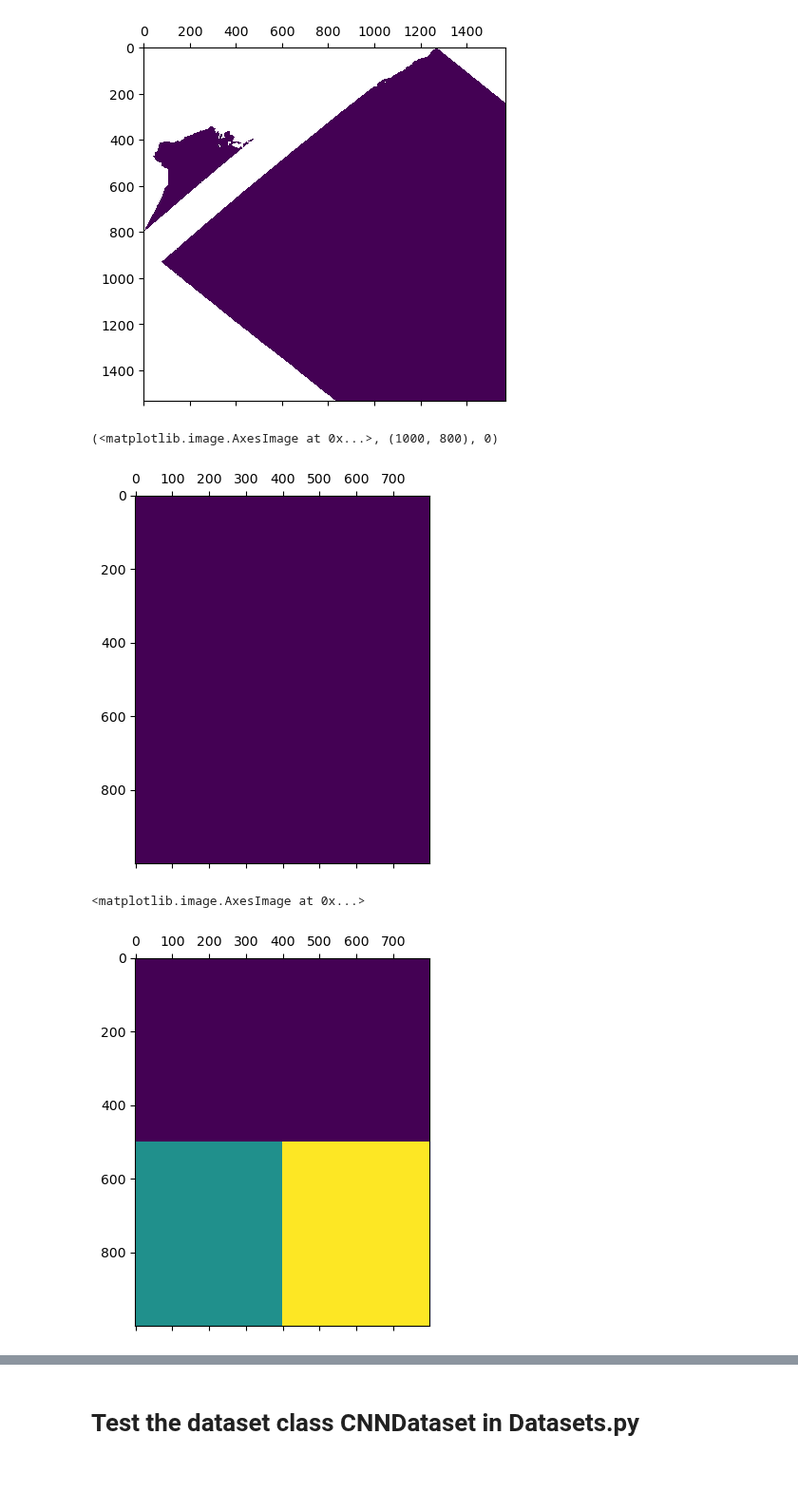
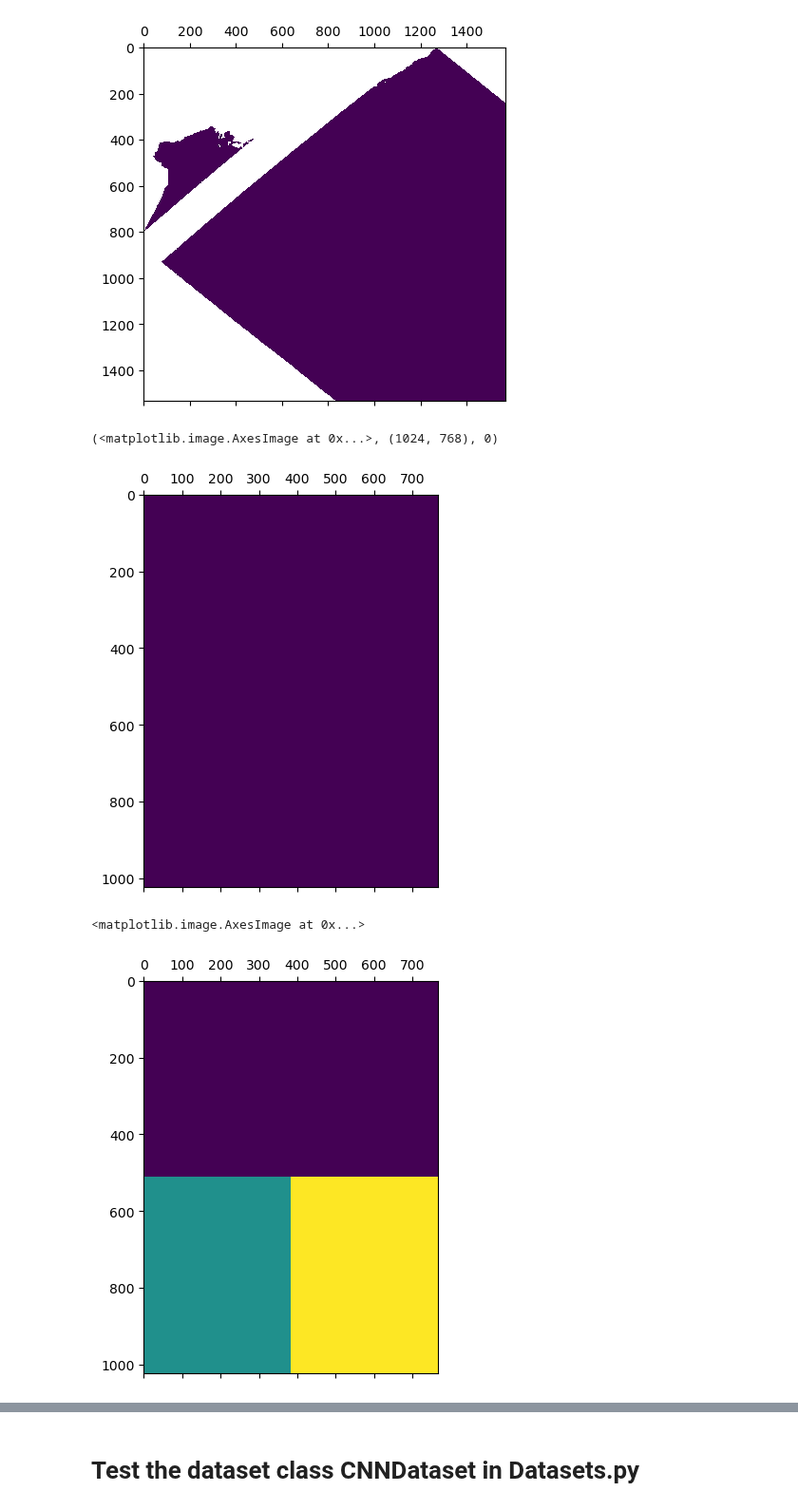
Before and after one commit to DannyCollinson/EMIT-ECOSTRESS, a Jupyter notebook: data_prep/CNN_Dataset_Creation.ipynb, the cells around one changed output, grey strips where cells are left out. Shown at 95% size. Drawn from its saved outputs; the diff is of its cells as text; code cells hidden in the pictures; blank space fills up the shorter version.

```diff
--- a/data_prep/CNN_Dataset_Creation.ipynb
+++ b/data_prep/CNN_Dataset_Creation.ipynb
@@ -39,12 +39,12 @@ plt.matshow(good_coords[:, :])
 <matplotlib.image.AxesImage at 0x...>
 [figure]
 # %%
-i1, i2, j1, j2 = 400, 1400, 768, None
+i1, i2, j1, j2 = 400, 1424, 800, None
 test = good_coords[i1:i2, j1:j2]
 plt.matshow(test), test.shape, np.isnan(test).sum()
 # %% [output]
-(<matplotlib.image.AxesImage at 0x...>, (1000, 800), 0)
+(<matplotlib.image.AxesImage at 0x...>, (1024, 768), 0)
-[figure, old version]
+[figure, new version]
 # %%
 def cnn_filter(
     a: np.ndarray,
@@ -74,14 +74,14 @@ def cnn_filter(
 cnn_iind = np.concatenate(
     [
         np.zeros(400, dtype=bool),
-        np.ones(1000, dtype=bool),
-        np.zeros(good_coords.shape[0] - 1400, dtype=bool),
+        np.ones(1024, dtype=bool),
+        np.zeros(good_coords.shape[0] - 1424, dtype=bool),
     ]
 )
 cnn_jind = np.concatenate(
     [
-        np.zeros(768, dtype=bool),
-        np.ones(good_coords.shape[1] - 768, dtype=bool)
+        np.zeros(800, dtype=bool),
+        np.ones(good_coords.shape[1] - 800, dtype=bool)
     ]
 )
 # %%
@@ -100,11 +100,11 @@ pickle_save(lat_cnn, 'Data\\CNN_Data\\latitude_cnn.pkl')
 pickle_save(lon_cnn, 'Data\\CNN_Data\\longitude_cnn.pkl')
 # %%
 splits = np.zeros_like(gc_cnn)
-splits[500:, :400] += 1
-splits[500:, 400:] += 2
+splits[512:, :384] += 1
+splits[512:, 384:] += 2
 plt.matshow(splits)
 # %% [output]
 <matplotlib.image.AxesImage at 0x...>
-[figure, old version]
+[figure, new version]
 # %%
 pickle_save(
```
Also changed, not shown: parts of 7 cells of this notebook, 7 other files.
